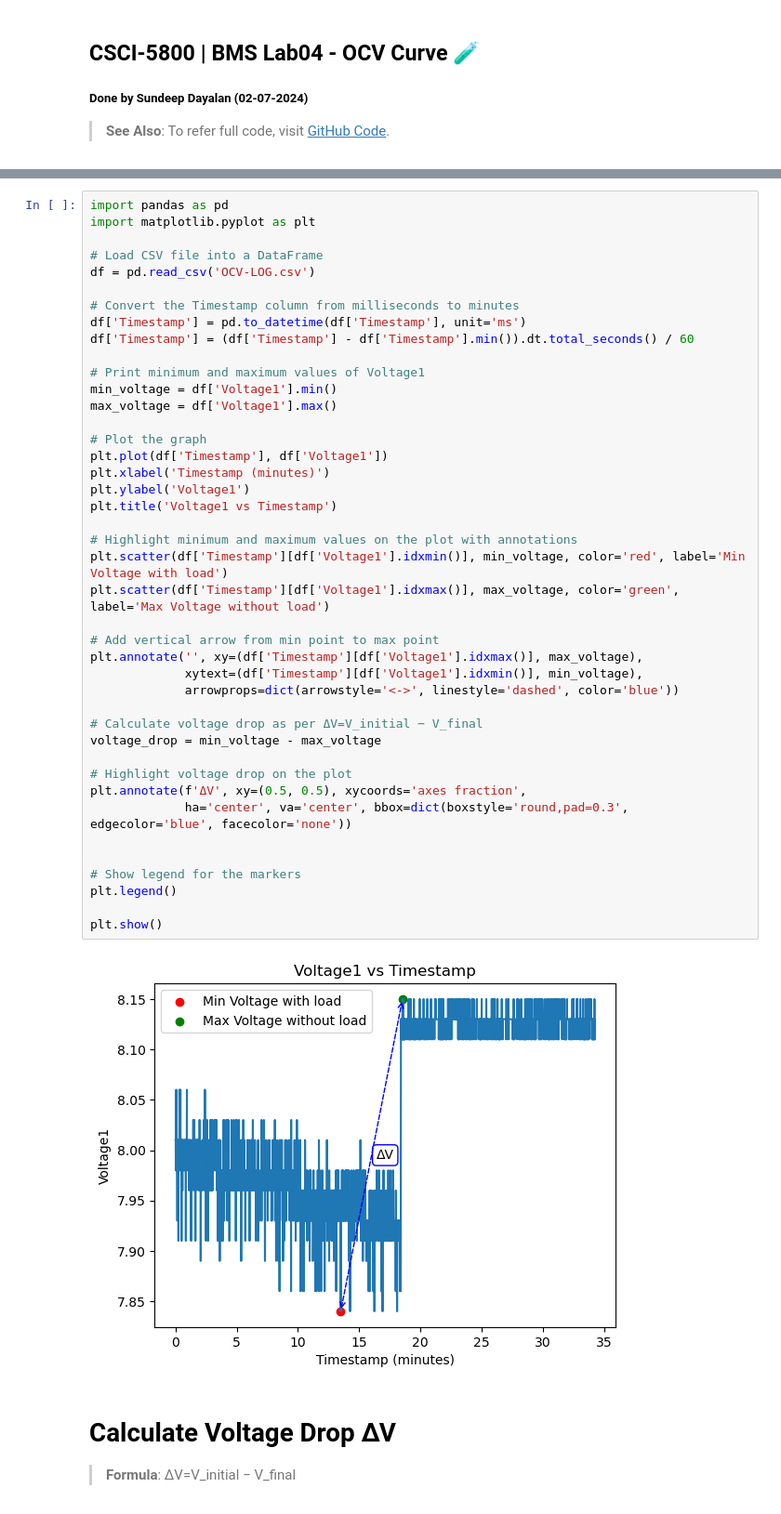
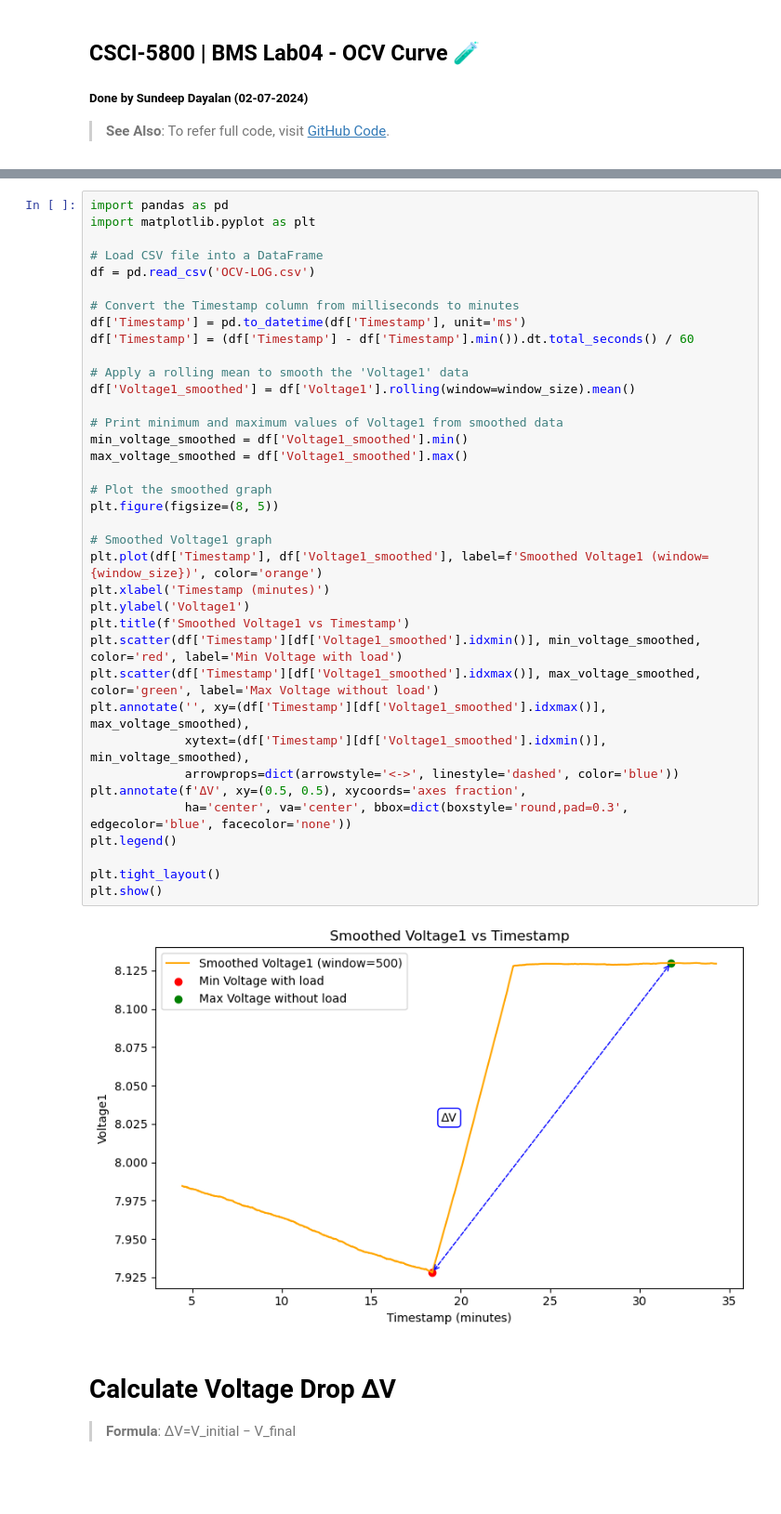
Before and after one commit to Sundeep-D/Battery-management-System-Labs, a Jupyter notebook: Labs/Lab04/OCV Curve/OCV Curve.ipynb, the cells around one changed output, grey strips where cells are left out. Shown: that part at 93% size. Drawn from its saved outputs; the diff is of its cells as text; blank space fills up the shorter version.

```diff
--- a/Labs/Lab04/OCV Curve/OCV Curve.ipynb
+++ b/Labs/Lab04/OCV Curve/OCV Curve.ipynb
@@ -25,47 +41,42 @@ plt.show()
 # %%
 import pandas as pd
 import matplotlib.pyplot as plt
 
 # Load CSV file into a DataFrame
 df = pd.read_csv('OCV-LOG.csv')
 
 # Convert the Timestamp column from milliseconds to minutes
 df['Timestamp'] = pd.to_datetime(df['Timestamp'], unit='ms')
 df['Timestamp'] = (df['Timestamp'] - df['Timestamp'].min()).dt.total_seconds() / 60
 
-# Print minimum and maximum values of Voltage1
-min_voltage = df['Voltage1'].min()
-max_voltage = df['Voltage1'].max()
+# Apply a rolling mean to smooth the 'Voltage1' data
+df['Voltage1_smoothed'] = df['Voltage1'].rolling(window=window_size).mean()
 
-# Plot the graph
-plt.plot(df['Timestamp'], df['Voltage1'])
+# Print minimum and maximum values of Voltage1 from smoothed data
+min_voltage_smoothed = df['Voltage1_smoothed'].min()
+max_voltage_smoothed = df['Voltage1_smoothed'].max()
+
+# Plot the smoothed graph
+plt.figure(figsize=(8, 5))
+
+# Smoothed Voltage1 graph
+plt.plot(df['Timestamp'], df['Voltage1_smoothed'], label=f'Smoothed Voltage1 (window={window_size})', color='orange')
 plt.xlabel('Timestamp (minutes)')
 plt.ylabel('Voltage1')
-plt.title('Voltage1 vs Timestamp')
-
-# Highlight minimum and maximum values on the plot with annotations
-plt.scatter(df['Timestamp'][df['Voltage1'].idxmin()], min_voltage, color='red', label='Min Voltage with load')
-plt.scatter(df['Timestamp'][df['Voltage1'].idxmax()], max_voltage, color='green', label='Max Voltage without load')
-
-# Add vertical arrow from min point to max point
-plt.annotate('', xy=(df['Timestamp'][df['Voltage1'].idxmax()], max_voltage),
-             xytext=(df['Timestamp'][df['Voltage1'].idxmin()], min_voltage),
+plt.title(f'Smoothed Voltage1 vs Timestamp')
+plt.scatter(df['Timestamp'][df['Voltage1_smoothed'].idxmin()], min_voltage_smoothed, color='red', label='Min Voltage with load')
+plt.scatter(df['Timestamp'][df['Voltage1_smoothed'].idxmax()], max_voltage_smoothed, color='green', label='Max Voltage without load')
+plt.annotate('', xy=(df['Timestamp'][df['Voltage1_smoothed'].idxmax()], max_voltage_smoothed),
+             xytext=(df['Timestamp'][df['Voltage1_smoothed'].idxmin()], min_voltage_smoothed),
              arrowprops=dict(arrowstyle='<->', linestyle='dashed', color='blue'))
-
-# Calculate voltage drop as per ΔV=V_initial − V_final
-voltage_drop = min_voltage - max_voltage
-
-# Highlight voltage drop on the plot
 plt.annotate(f'ΔV', xy=(0.5, 0.5), xycoords='axes fraction',
              ha='center', va='center', bbox=dict(boxstyle='round,pad=0.3', edgecolor='blue', facecolor='none'))
-
-
-# Show legend for the markers
 plt.legend()
 
+plt.tight_layout()
 plt.show()
 # %% [output]
-[figure, old version]
+[figure, new version]
 # %% [markdown]
 # Calculate Voltage Drop ∆V
 
```
Also changed, not shown: parts of 7 cells of this notebook, 2 other files.
